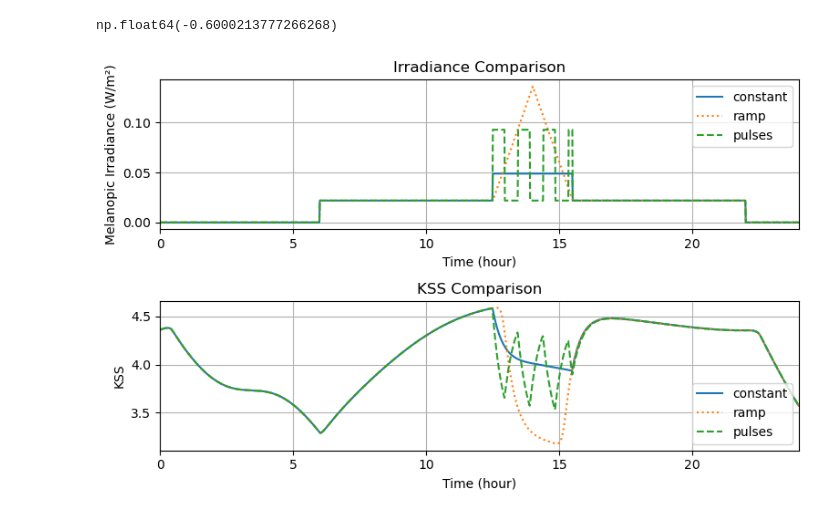
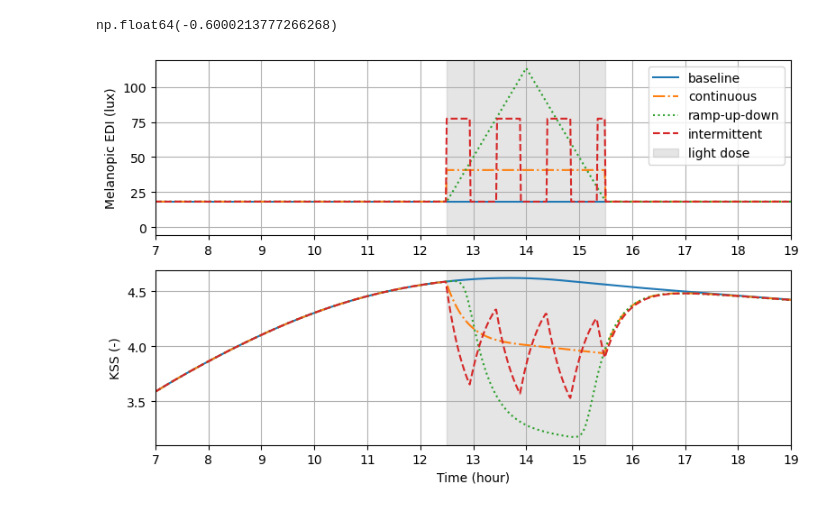
Before and after one commit to adulbrich/arousal-dynamics-model, a Jupyter notebook: scenarios_v3.ipynb, the cells around one changed output. Drawn from its saved outputs; the diff is of its cells as text; code cells hidden in the pictures.

Commit message:
plots from leba manuscript

```diff
--- a/scenarios_v3.ipynb
+++ b/scenarios_v3.ipynb
@@ -514,6 +517,41 @@ triangle_delta_kss(0.1362)
 Peak irradiance for delta KSS = -0.6: 0.1362
 np.float64(-0.6000213777266268)
 # %%
+import numpy as np
+import pandas as pd
+import matplotlib.pyplot as plt
+import models
+
+def is_night(hour):
+    return hour < 6 or hour >= 22
+
+# Control
+DAY_IRRADIANCE = 0.02186366 # 0.05465915
+NIGHT_IRRADIANCE = 0.0
+
+minutes_per_day = 24 * 60
+total_minutes = minutes_per_day
+time_points = np.arange(0, total_minutes)
+hours = time_points / 60
+start_hour=12.5
+duration=3
+
+irradianceC = []
+for h in hours:
+    if h < 6 or h >= 22:
+        irradianceC.append(NIGHT_IRRADIANCE)
+    else:
+        irradianceC.append(DAY_IRRADIANCE)
+
+interpolator = lambda t: np.interp(t/3600, hours, np.array(irradianceC))
+sol, t = models.model_run(1, len(hours), interpolator=interpolator, waketime=6, bedtime=22, debug=False)
+X = sol[:, 3]
+Y = sol[:, 4]
+H = sol[:, 2]
+Theta_L = sol[:, 6]
+C = models.circadian_drive_v(X, Y)
+KSSC = models.alertness_measure_v(C, H, Theta_L)
+
 # Scenario 1
 DAY_IRRADIANCE = 0.02186366 # 0.05465915
 NIGHT_IRRADIANCE = 0.0
@@ -673,46 +711,60 @@ for h in hours:
             val = DAY_IRRADIANCE + (0.1362 - DAY_IRRADIANCE) * ((h - start_hour) / (midpoint - start_hour))
         else:
             val = DAY_IRRADIANCE + (0.1362 - DAY_IRRADIANCE) * ((start_hour + duration - h) / (midpoint - start_hour))
         irradiance5.append(val)
     else:
         irradiance5.append(DAY_IRRADIANCE)
 
 hours = np.arange(0, 24*60) / 60
 interpolator = lambda t: np.interp(t/3600, hours, irradiance5)
 sol, t = models.model_run(1, len(hours), interpolator=interpolator, waketime=6, bedtime=22, debug=False)
 X = sol[:, 3]
 Y = sol[:, 4]
 H = sol[:, 2]
 Theta_L = sol[:, 6]
 C = models.circadian_drive_v(X, Y)
 KSS5 = models.alertness_measure_v(C, H, Theta_L)
 
+import matplotlib.patches as mpatches
+
 # Plotting the results
 fig, (ax1, ax2) = plt.subplots(2, 1, figsize=(8, 5))
 
+# TODO: grey out the 12.5-15.5 area and write "light dose"
+# TODO: cram plots but has to be legible
+# TODO: test print in black and white
+
+for ax in [ax1, ax2]:
+    ax.axvspan(12.5, 15.5, color='gray', alpha=0.2, zorder=0)
+
+light_dose_patch = mpatches.Patch(color='gray', alpha=0.2, label='light dose')
+
 # Irradiance plot
-ax1.plot(hours, np.array(irradiance1), label="constant", linestyle="-")
-ax1.plot(hours, np.array(irradiance5), label="ramp", linestyle=":")
-ax1.plot(hours, np.array(irradiance3), label="pulses", linestyle="--")
-ax1.set_title("Irradiance Comparison")
-ax1.set_xlabel("Time (hour)")
-ax1.set_ylabel("Melanopic Irradiance (W/m²)")
-ax1.set_xlim(0, 24)
-ax1.legend()
+ax1.plot(hours, np.array(irradianceC)/1.2013e-3, label="baseline", linestyle="-")
+ax1.plot(hours, np.array(irradiance1)/1.2013e-3, label="continuous", linestyle="-.")
+ax1.plot(hours, np.array(irradiance5)/1.2013e-3, label="ramp-up-down", linestyle=":")
+ax1.plot(hours, np.array(irradiance3)/1.2013e-3, label="intermittent", linestyle="--")
+ax1.set_ylabel("Melanopic EDI (lux)")
+ax1.set_xlim(7, 19)
+ax1.set_xticks(np.arange(7, 20, 1))
+handles, labels = ax1.get_legend_handles_labels()
+handles.append(light_dose_patch)
+labels.append("light dose")
+ax1.legend(handles, labels)
 ax1.grid(True)
 
 # KSS plot
-ax2.plot(hours, np.array(KSS1), label="constant", linestyle="-")
-ax2.plot(hours, np.array(KSS5), label="ramp", linestyle=":")
-ax2.plot(hours, np.array(KSS3), label="pulses", linestyle="--")
-ax2.set_title("KSS Comparison")
+ax2.plot(hours, np.array(KSSC), label="baseline", linestyle="-")
+ax2.plot(hours, np.array(KSS1), label="continuous", linestyle="-.")
+ax2.plot(hours, np.array(KSS5), label="ramp-up-down", linestyle=":")
+ax2.plot(hours, np.array(KSS3), label="intermittent", linestyle="--")
 ax2.set_xlabel("Time (hour)")
-ax2.set_ylabel("KSS")
-ax2.set_xlim(0, 24)
-ax2.legend()
+ax2.set_ylabel("KSS (-)")
+ax2.set_xlim(7, 19)
+ax2.set_xticks(np.arange(7, 20, 1))
 ax2.grid(True)
 
 plt.tight_layout()
 plt.show()
 # %% [output]
-[figure, old version]
+[figure, new version]
```
Also changed, not shown: parts of 3 cells of this notebook, 1 other file.
